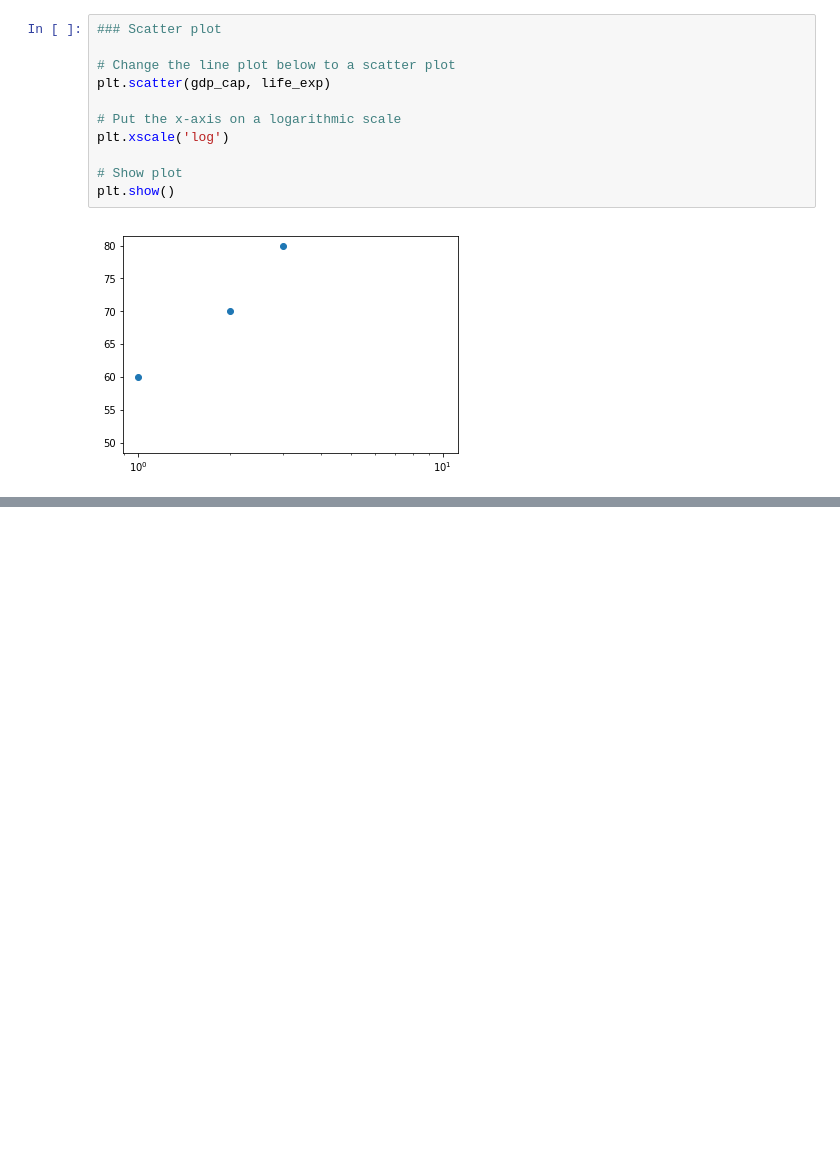
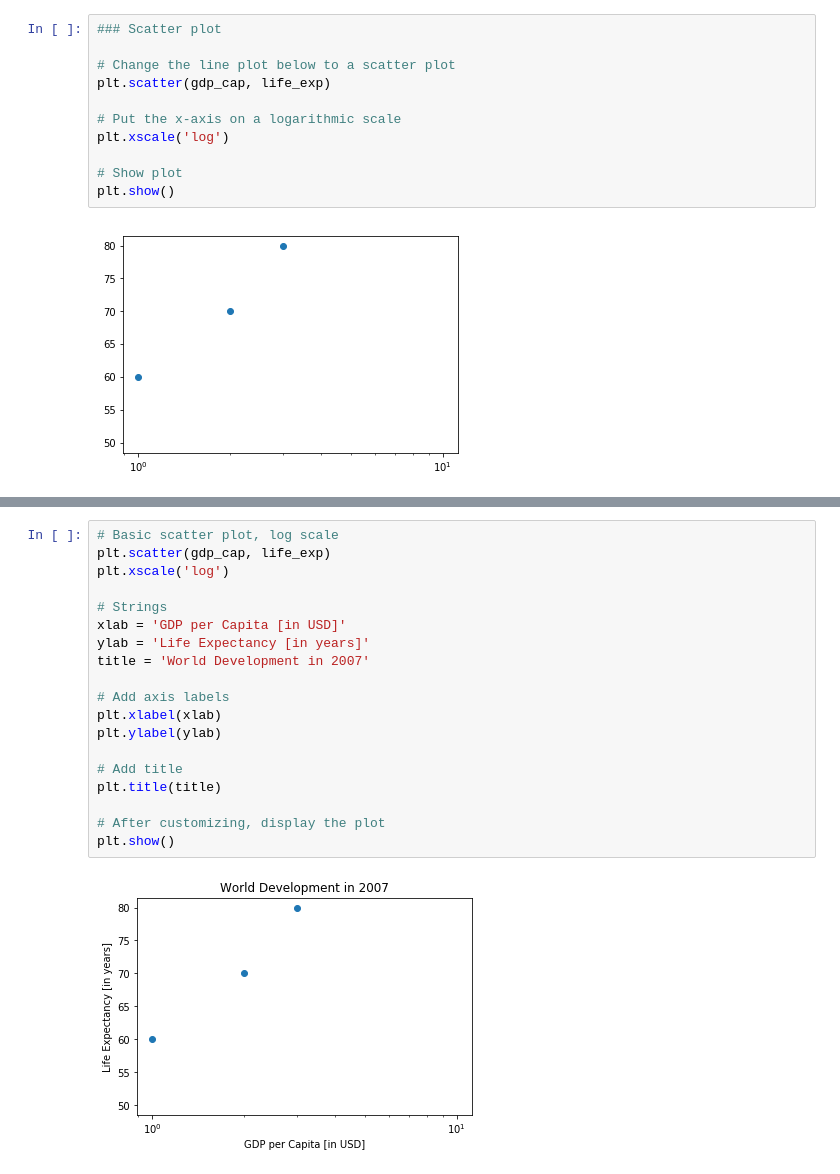
Before and after one commit to ninichang/py-and-fs, a Jupyter notebook: jupyter/py-for-data-science.ipynb, the cells around one changed output, grey strips where cells are left out. Cells and saved outputs as stored; diff of their text form; blank space fills up the shorter version.

```diff
--- a/jupyter/py-for-data-science.ipynb
+++ b/jupyter/py-for-data-science.ipynb
@@ -34,0 +45,21 @@ plt.show()
+# %%
+# Basic scatter plot, log scale
+plt.scatter(gdp_cap, life_exp)
+plt.xscale('log')
+
+# Strings
+xlab = 'GDP per Capita [in USD]'
+ylab = 'Life Expectancy [in years]'
+title = 'World Development in 2007'
+
+# Add axis labels
+plt.xlabel(xlab)
+plt.ylabel(ylab)
+
+# Add title
+plt.title(title)
+
+# After customizing, display the plot
+plt.show()
+# %% [output]
+[figure, added]
```
Also changed, not shown: parts of 3 cells of this notebook, 16 other files.
